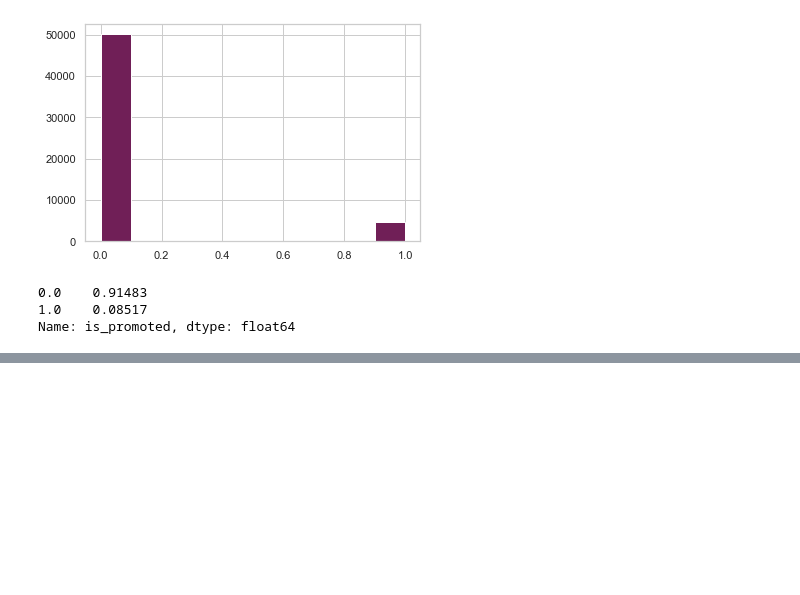
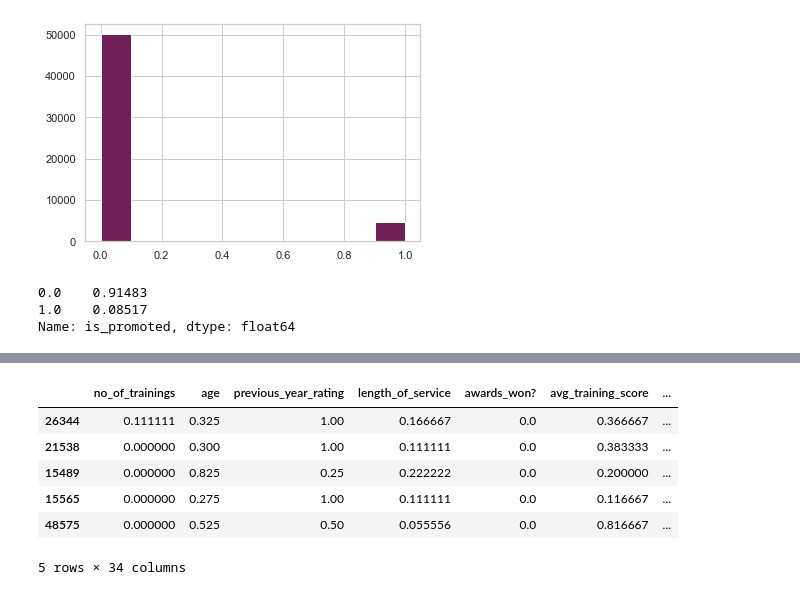
Before and after one commit to raquelcreis/hr_analytics, a Jupyter notebook: notebook.ipynb, the cells around one changed output, grey strips where cells are left out. Drawn from its saved outputs; the diff is of its cells as text; code cells hidden in the pictures; blank space fills up the shorter version.

```diff
--- a/notebook.ipynb
+++ b/notebook.ipynb
@@ -348,0 +366,3 @@ Name: is_promoted, dtype: float64
+# %%
+train.drop(columns=['employee_id'],inplace=True)
+train.columns
@@ -348,0 +387,14 @@ Name: is_promoted, dtype: float64
+# %%
+# train valid split
+from sklearn.model_selection import train_test_split
+X_train, X_valid, y_train, y_valid = train_test_split(train.drop(columns=['is_promoted']),train['is_promoted'], test_size=0.3,random_state=seed_value)
+# %%
+X_train.head()
+# %% [output]
+|  | no_of_trainings | age | previous_year_rating | length_of_service | awards_won? | avg_training_score | ... |
+| 26344 | 0.111111 | 0.325 | 1.00 | 0.166667 | 0.0 | 0.366667 | ... |
+| 21538 | 0.000000 | 0.300 | 1.00 | 0.111111 | 0.0 | 0.383333 | ... |
+| 15489 | 0.000000 | 0.825 | 0.25 | 0.222222 | 0.0 | 0.200000 | ... |
+| 15565 | 0.000000 | 0.275 | 1.00 | 0.111111 | 0.0 | 0.116667 | ... |
+| 48575 | 0.000000 | 0.525 | 0.50 | 0.055556 | 0.0 | 0.816667 | ... |
+5 rows × 34 columns
```
Also changed, not shown: parts of 9 cells of this notebook.
